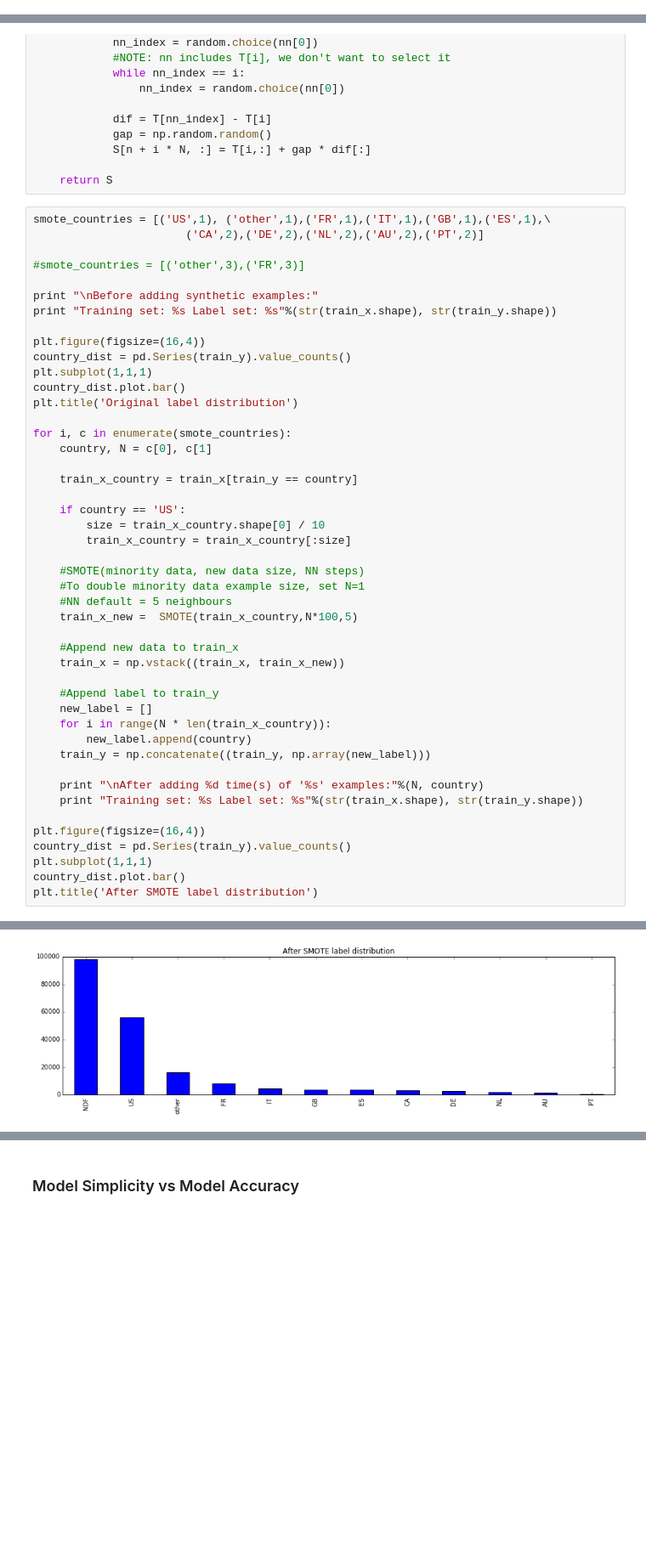
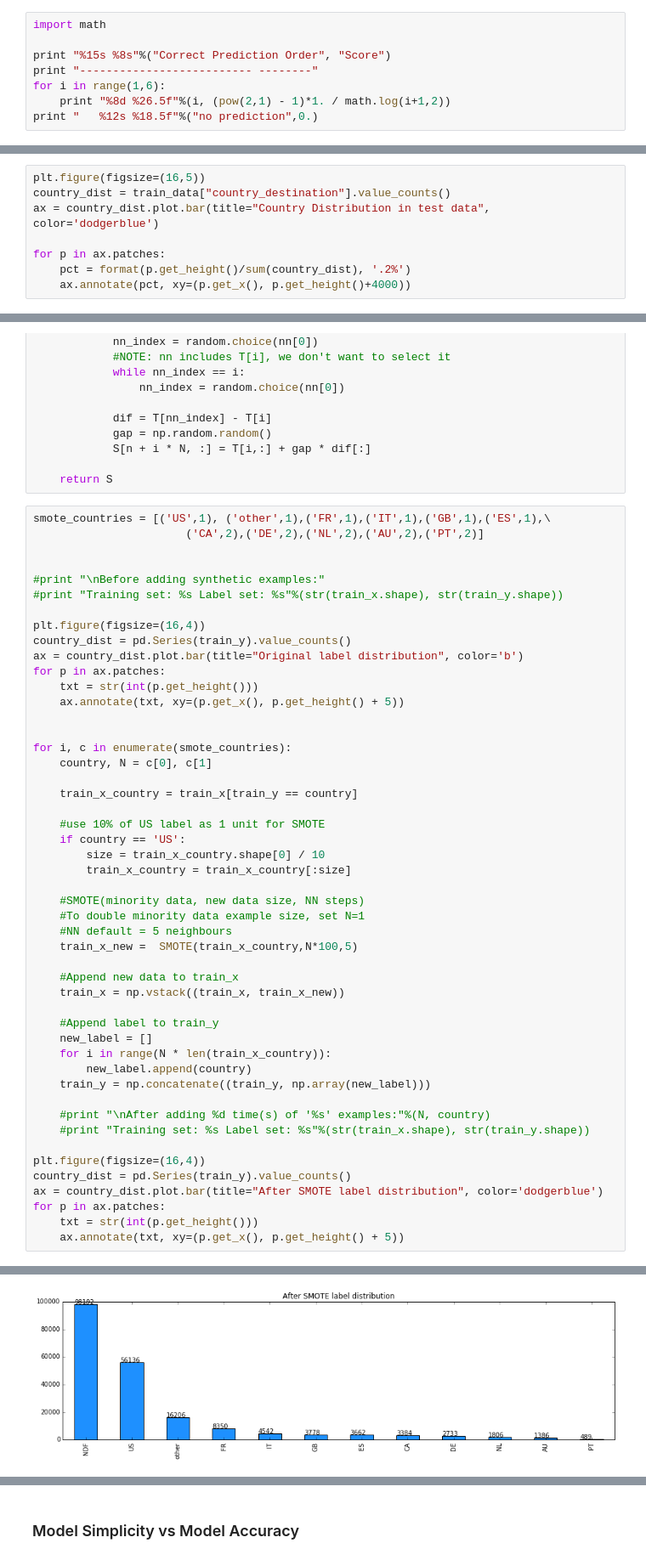
Before and after one commit to kyungguyeo/W207-Final-Project, a Jupyter notebook: airbnb_presentation.ipynb, the cells around one changed output, grey strips where cells are left out. Shown at 85% size. Cells and saved outputs as stored; diff of their text form; blank space fills up the shorter version.

```diff
--- a/airbnb_presentation.ipynb
+++ b/airbnb_presentation.ipynb
@@ -9,0 +13,8 @@ For each new user, a maximum of 5 predictions on the country of the first bookin
+# %%
+import math
+
+print "%15s %8s"%("Correct Prediction Order", "Score")
+print "-------------------------- --------"
+for i in range(1,6):
+    print "%8d %26.5f"%(i, (pow(2,1) - 1)*1. / math.log(i+1,2))
+print "   %12s %18.5f"%("no prediction",0.)
@@ -100,0 +99,8 @@ Name: country_destination, dtype: float64
+# %%
+plt.figure(figsize=(16,5))
+country_dist = train_data["country_destination"].value_counts()
+ax = country_dist.plot.bar(title="Country Distribution in test data", color='dodgerblue')
+
+for p in ax.patches:
+    pct = format(p.get_height()/sum(country_dist), '.2%')
+    ax.annotate(pct, xy=(p.get_x(), p.get_height()+4000))
@@ -704,22 +651,24 @@ def SMOTE(T, N, k):
 smote_countries = [('US',1), ('other',1),('FR',1),('IT',1),('GB',1),('ES',1),\
                        ('CA',2),('DE',2),('NL',2),('AU',2),('PT',2)]
 
-#smote_countries = [('other',3),('FR',3)]
 
-print "\nBefore adding synthetic examples:"
-print "Training set: %s Label set: %s"%(str(train_x.shape), str(train_y.shape))
+#print "\nBefore adding synthetic examples:"
+#print "Training set: %s Label set: %s"%(str(train_x.shape), str(train_y.shape))
 
 plt.figure(figsize=(16,4))
 country_dist = pd.Series(train_y).value_counts()
-plt.subplot(1,1,1)
-country_dist.plot.bar()
-plt.title('Original label distribution')
+ax = country_dist.plot.bar(title="Original label distribution", color='b')
+for p in ax.patches:
+    txt = str(int(p.get_height()))
+    ax.annotate(txt, xy=(p.get_x(), p.get_height() + 5))
+
 
 for i, c in enumerate(smote_countries):
     country, N = c[0], c[1]
 
     train_x_country = train_x[train_y == country]
 
+    #use 10% of US label as 1 unit for SMOTE
     if country == 'US':
         size = train_x_country.shape[0] / 10
         train_x_country = train_x_country[:size]
@@ -738,12 +687,13 @@ for i, c in enumerate(smote_countries):
         new_label.append(country)
     train_y = np.concatenate((train_y, np.array(new_label)))
 
-    print "\nAfter adding %d time(s) of '%s' examples:"%(N, country)
-    print "Training set: %s Label set: %s"%(str(train_x.shape), str(train_y.shape))
+    #print "\nAfter adding %d time(s) of '%s' examples:"%(N, country)
+    #print "Training set: %s Label set: %s"%(str(train_x.shape), str(train_y.shape))
 
 plt.figure(figsize=(16,4))
 country_dist = pd.Series(train_y).value_counts()
-plt.subplot(1,1,1)
-country_dist.plot.bar()
-plt.title('After SMOTE label distribution')
+ax = country_dist.plot.bar(title="After SMOTE label distribution", color='dodgerblue')
+for p in ax.patches:
+    txt = str(int(p.get_height()))
+    ax.annotate(txt, xy=(p.get_x(), p.get_height() + 5))
 # %% [output]
@@ -769,4 +701,4 @@ Training set: (200664L, 6L) Label set: (200664L,)
-[figure, old version]
+[figure, new version]
 # %%
 # Train Logistic Regression Model with SMOTE data
 lr_sm = LogisticRegression(penalty='l2')
```
Also changed, not shown: parts of 24 cells of this notebook, 5 other files.
